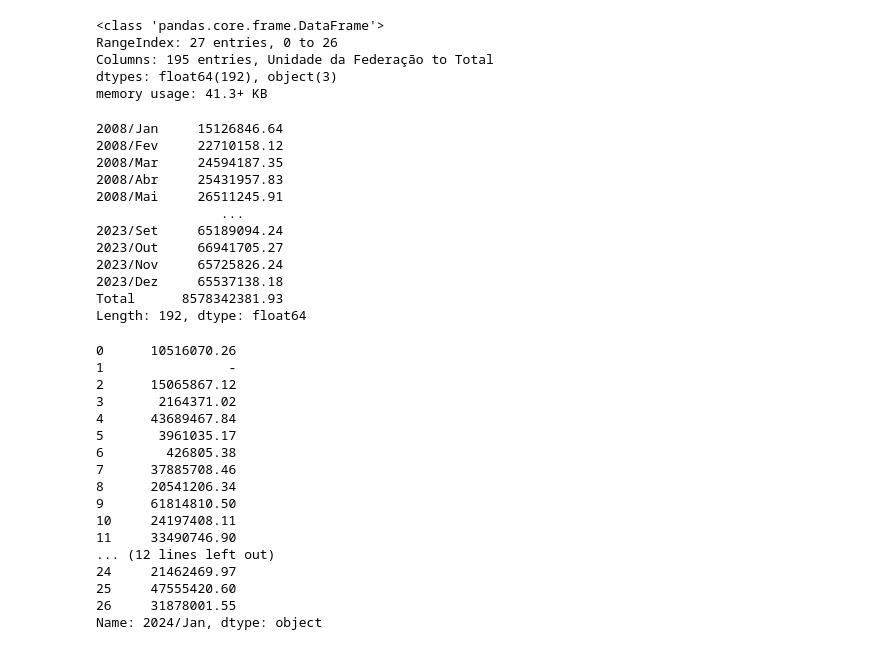
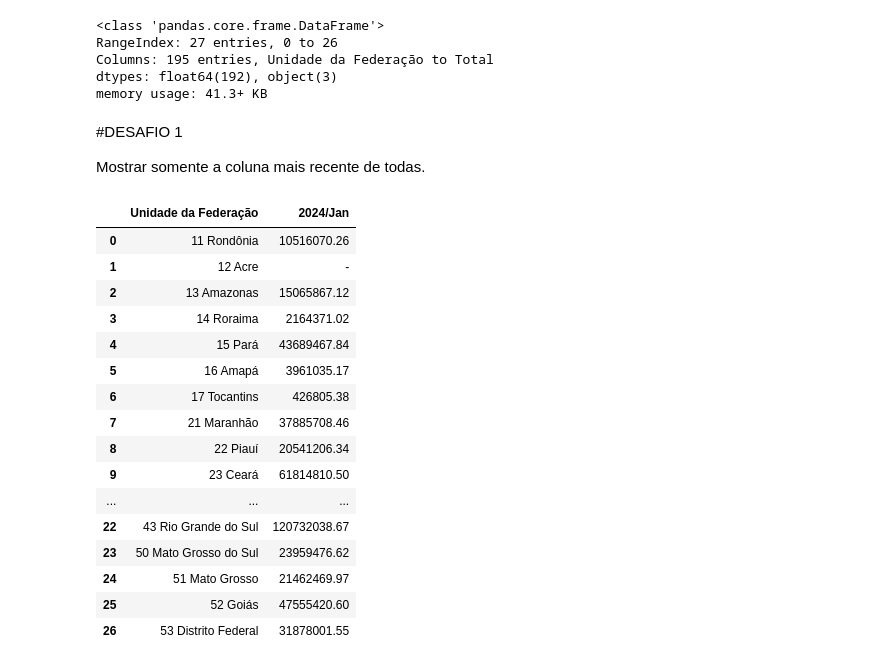
Before and after one commit to vitoriapmaattos/dataanalytics, a Jupyter notebook: Aula_1_Produção_Hospitalar.ipynb, the cells around one changed output. Cells and saved outputs as stored; diff of their text form; code cells hidden in the pictures.

```diff
--- a/Aula_1_Produção_Hospitalar.ipynb
+++ b/Aula_1_Produção_Hospitalar.ipynb
@@ -75,35 +79,24 @@ pd.options.display.float_format = "{:.2f}".format
-# %%
-dados.mean()
-# %% [output]
-2008/Jan     15126846.64
-2008/Fev     22710158.12
-2008/Mar     24594187.35
-2008/Abr     25431957.83
-2008/Mai     26511245.91
-                ...
-2023/Set     65189094.24
-2023/Out     66941705.27
-2023/Nov     65725826.24
-2023/Dez     65537138.18
-Total      8578342381.93
-Length: 192, dtype: float64
-# %%
-dados['2024/Jan']
-# %% [output]
-0      10516070.26
-1                -
-2      15065867.12
-3       2164371.02
-4      43689467.84
-5       3961035.17
-6        426805.38
-7      37885708.46
-8      20541206.34
-9      61814810.50
-10     24197408.11
-11     33490746.90
-... (12 lines left out)
-24     21462469.97
-25     47555420.60
-26     31878001.55
-Name: 2024/Jan, dtype: object
+# %% [markdown]
+#DESAFIO 1
+
+Mostrar somente a coluna mais recente de todas.
+# %%
+dados.iloc[:,[0,-2]]
+# %% [output]
+|  | Unidade da Federação | 2024/Jan |
+| 0 | 11 Rondônia | 10516070.26 |
+| 1 | 12 Acre | - |
+| 2 | 13 Amazonas | 15065867.12 |
+| 3 | 14 Roraima | 2164371.02 |
+| 4 | 15 Pará | 43689467.84 |
+| 5 | 16 Amapá | 3961035.17 |
+| 6 | 17 Tocantins | 426805.38 |
+| 7 | 21 Maranhão | 37885708.46 |
+| 8 | 22 Piauí | 20541206.34 |
+| 9 | 23 Ceará | 61814810.50 |
+| ... | ... | ... |
+| 22 | 43 Rio Grande do Sul | 120732038.67 |
+| 23 | 50 Mato Grosso do Sul | 23959476.62 |
+| 24 | 51 Mato Grosso | 21462469.97 |
+| 25 | 52 Goiás | 47555420.60 |
+| 26 | 53 Distrito Federal | 31878001.55 |
```
Also changed, not shown: parts of 13 cells of this notebook.
